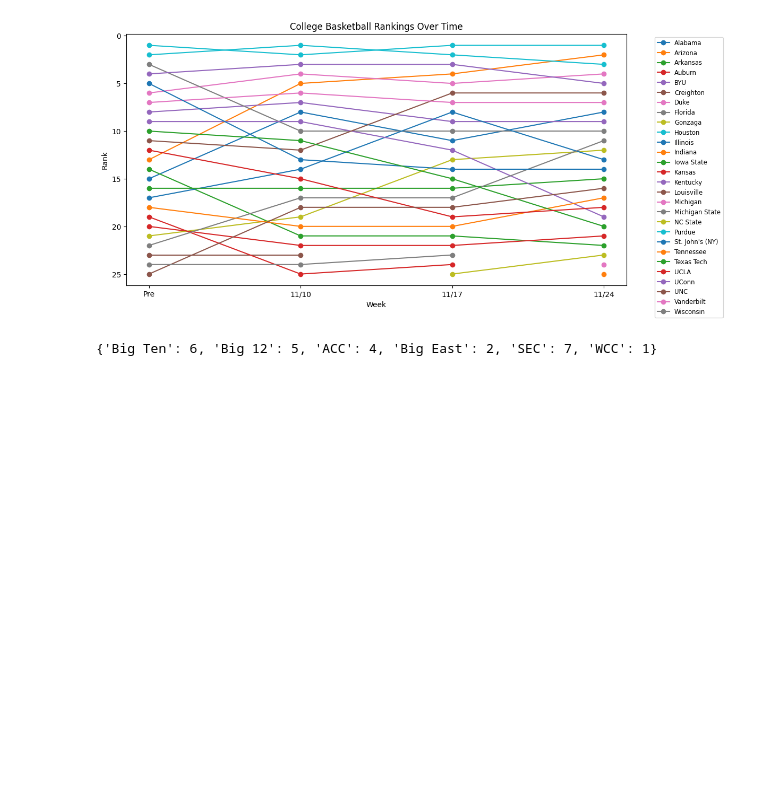
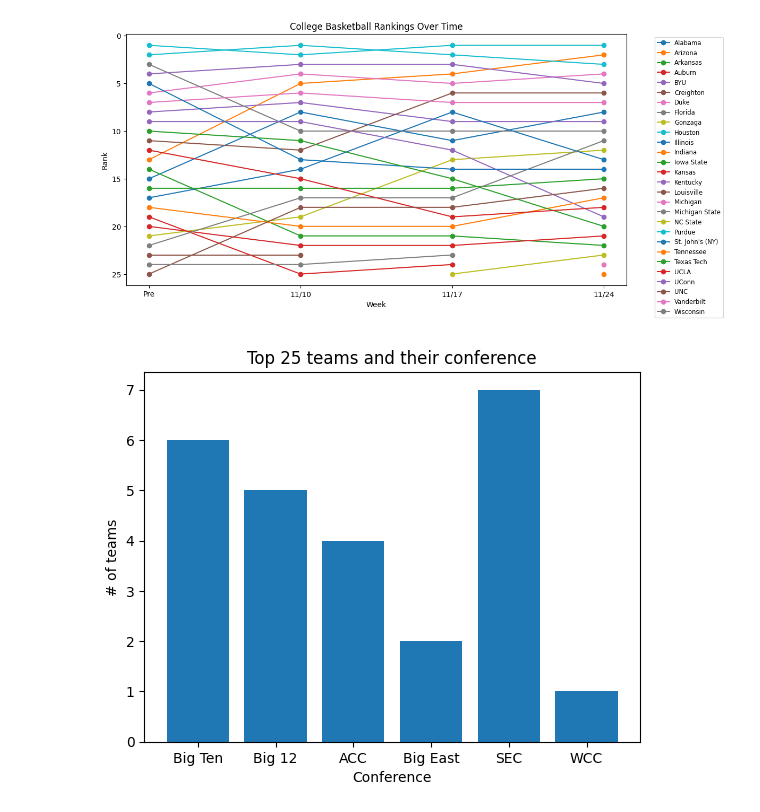
Before and after one commit to arnie12a/CollegeBasketballTracker, a Jupyter notebook: scrape/scrape.ipynb, the cells around one changed output. Saved outputs shown, nothing was run; the diff lists cells and outputs as text; code cells hidden in the pictures; blank space fills up the shorter version.

```diff
--- a/scrape/scrape.ipynb
+++ b/scrape/scrape.ipynb
@@ -106,22 +106,22 @@ plt.show()
 # %%
 d_conference = {}
 for conference in top25['Conf'].to_list():
-    if conference in d:
+    if conference in d_conference:
         d_conference[conference] += 1
     else:
         d_conference[conference] = 1
 keys = list(d_conference.keys())
 values = list(d_conference.values())
 
 # 3. Create the bar plot
 plt.bar(keys, values)
 
 # 4. Add labels and title
 plt.xlabel("Conference")
 plt.ylabel("# of teams")
 plt.title("Top 25 teams and their conference")
 
 # 5. Show the plot
 plt.show()
 # %% [output]
-{'Big Ten': 6, 'Big 12': 5, 'ACC': 4, 'Big East': 2, 'SEC': 7, 'WCC': 1}
+[figure, added]
```
Also changed, not shown: parts of 1 cell of this notebook.
